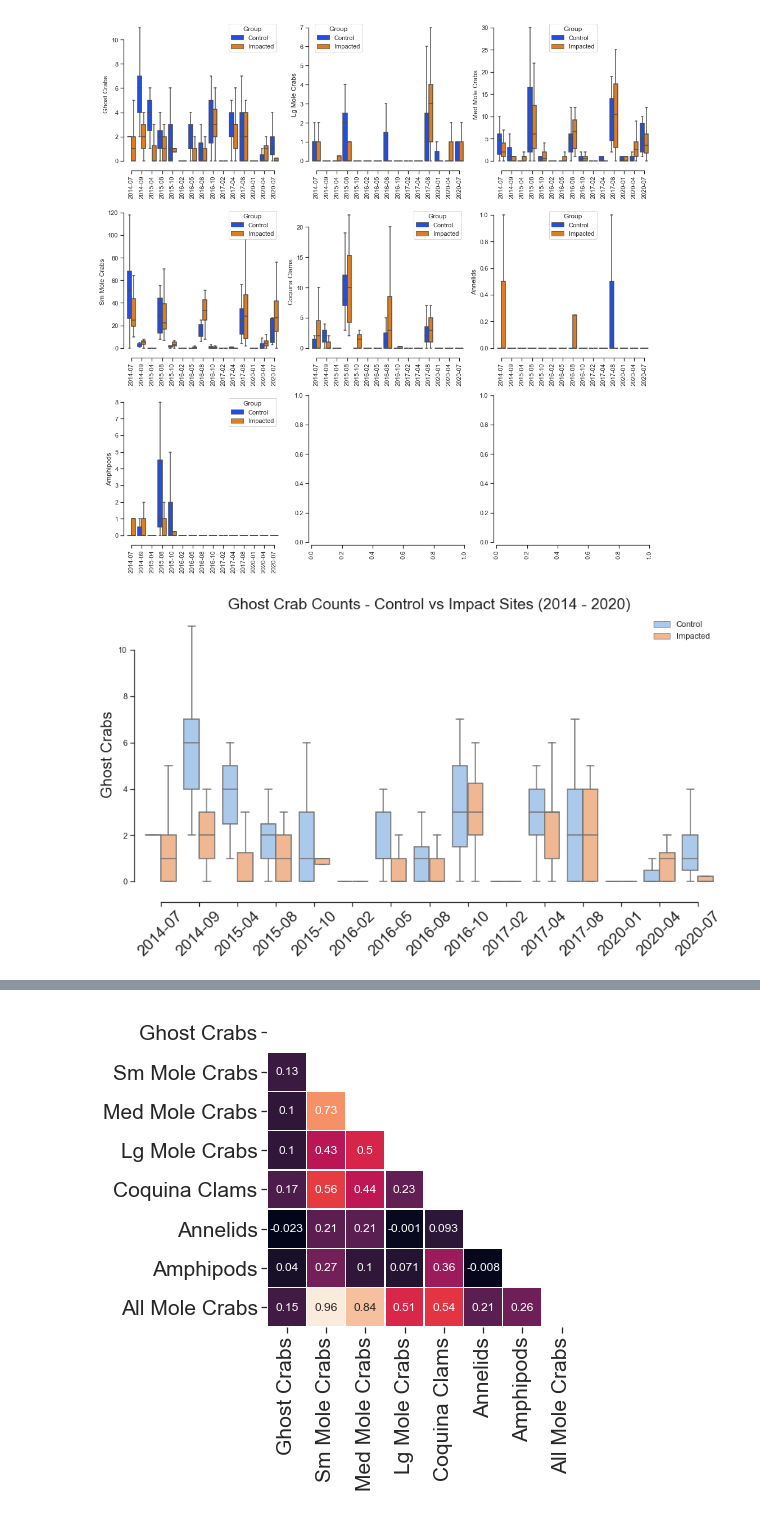
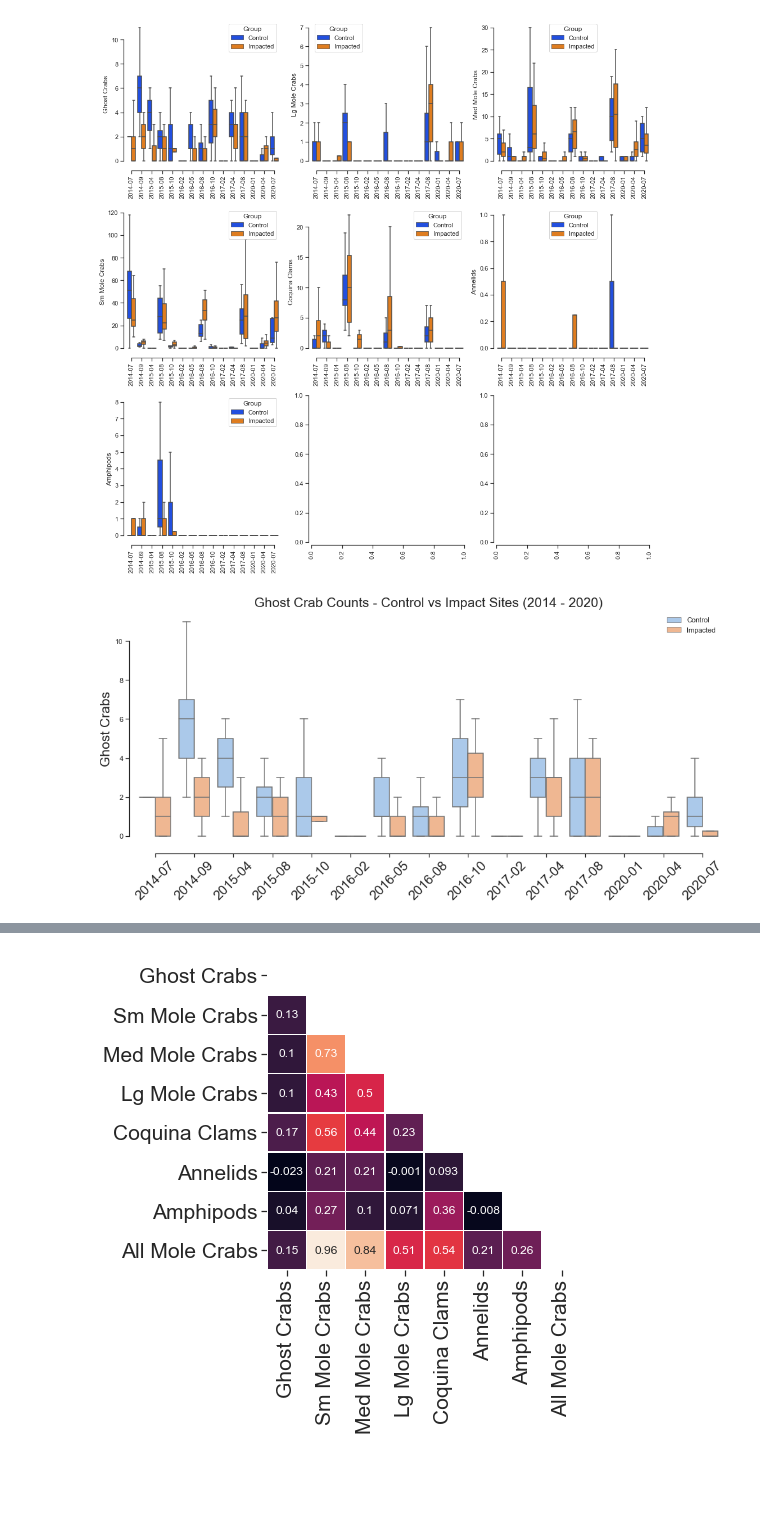
Before and after one commit to pjparis/USCRP_Nourishment_Study, a Jupyter notebook: notebooks/Anal2020_NB01_Bio_Counts.ipynb, the cells around one changed output, grey strips where cells are left out. Cells and saved outputs as stored; diff of their text form; code cells hidden in the pictures; blank space fills up the shorter version.

Commit message:
Updates to bio-counts and transect ipynbs and new turtles and transect profile notebooks aded.

```diff
--- a/notebooks/Anal2020_NB01_Bio_Counts.ipynb
+++ b/notebooks/Anal2020_NB01_Bio_Counts.ipynb
@@ -207,0 +215,21 @@ df.quantile([.0, .25, .5, .75, .8, .9, .95, 1])
+# %%
+# MORE CDFs:
+
+fig0A = plt.figure(figsize=((16,10)))
+#axs = fig0A.subplots(nrows=3,ncols=2)
+
+sns.set_style("whitegrid")
+sns.kdeplot(df['Ghost Crabs'], cumulative=True, cut=0, lw=5, label='Ghost Crabs')
+sns.kdeplot(df['Sm Mole Crabs'], cumulative=True, cut=0, lw=5, label='Sm Mole Crabs')
+sns.kdeplot(df['Med Mole Crabs'], cumulative=True, cut=0, lw=5, label='Med Mole Crabs')
+sns.kdeplot(df['Lg Mole Crabs'], cumulative=True, cut=0, lw=5, label='Lg Mole Crabs')
+sns.kdeplot(df['Coquina Clams'], cumulative=True, cut=0, lw=5, label='Coquina Clams')
+sns.kdeplot(df['Annelids'], cumulative=True, cut=0, lw=5, label='Annelids$^1$')
+sns.kdeplot(df['Amphipods'], cumulative=True, cut=0, lw=5, label='Amphipods$^1$')
+
+plt.xlabel('Counts', fontsize=21)
+plt.ylabel('Cumulative Frequency',fontsize=21)
+plt.suptitle('CDFs', fontsize=24)
+plt.text(70,0.055,'$^1$Insufficient data to generate CDF', fontsize=15)
+plt.legend(frameon=False)
+plt.tight_layout();
@@ -452,24 +482,26 @@ plt.tight_layout();
 # %%
 # A CLOSE LOOK AT THE GHOST CRABS:
 
 fig9 = plt.figure(figsize=(14,7))
 ax00 = fig9.add_subplot(1,1,1)
-sns.set(style="ticks", palette="pastel")
+sns.set_style("white")
+#sns.set(style="ticks", palette="pastel")
 
 sns.boxplot(x='Survey', y='Ghost Crabs', hue='Group', data=df, ax=ax00, showfliers=False)
 sns.despine(offset=10, trim=True)
 
 plt.xticks(rotation=45, fontsize=21)
 #plt.ylim(0,32)
 
 plt.xlabel('')
 plt.ylabel('Ghost Crabs', fontsize=21)
 plt.title('Ghost Crab Counts - Control vs Impact Sites (2014 - 2020)', fontsize=21)
 
 plt.legend(frameon=False)
+plt.tight_layout()
 plt.savefig(plot_path+'BOXPLOTS Ghost Crabs.png');
 # %% [output]
-[figure, old version]
+[figure, new version]
 # %%
 # A CLOSE LOOK AT THE SMALL MOLE CRABS:
 
```
Also changed, not shown: parts of 22 cells of this notebook, 3 other files.
